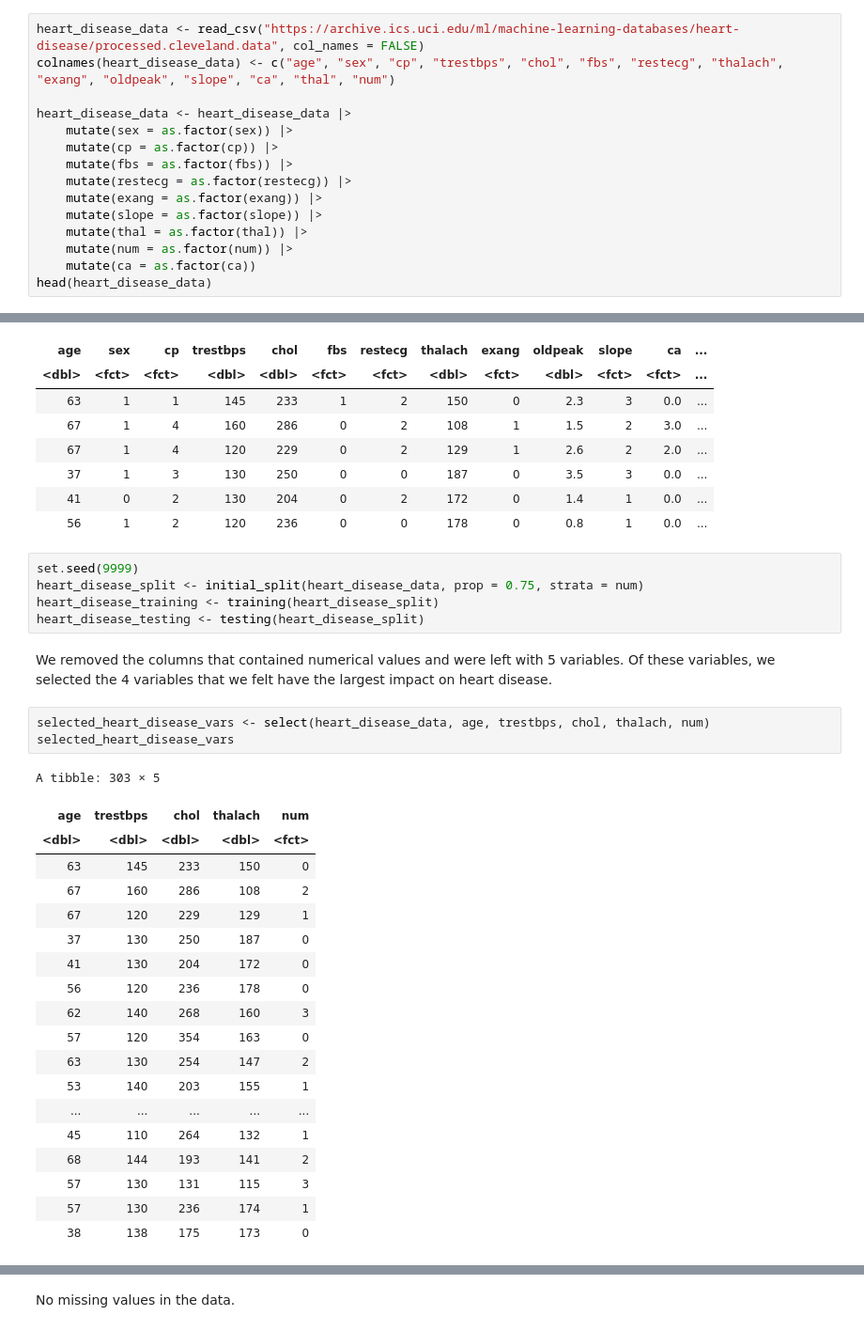
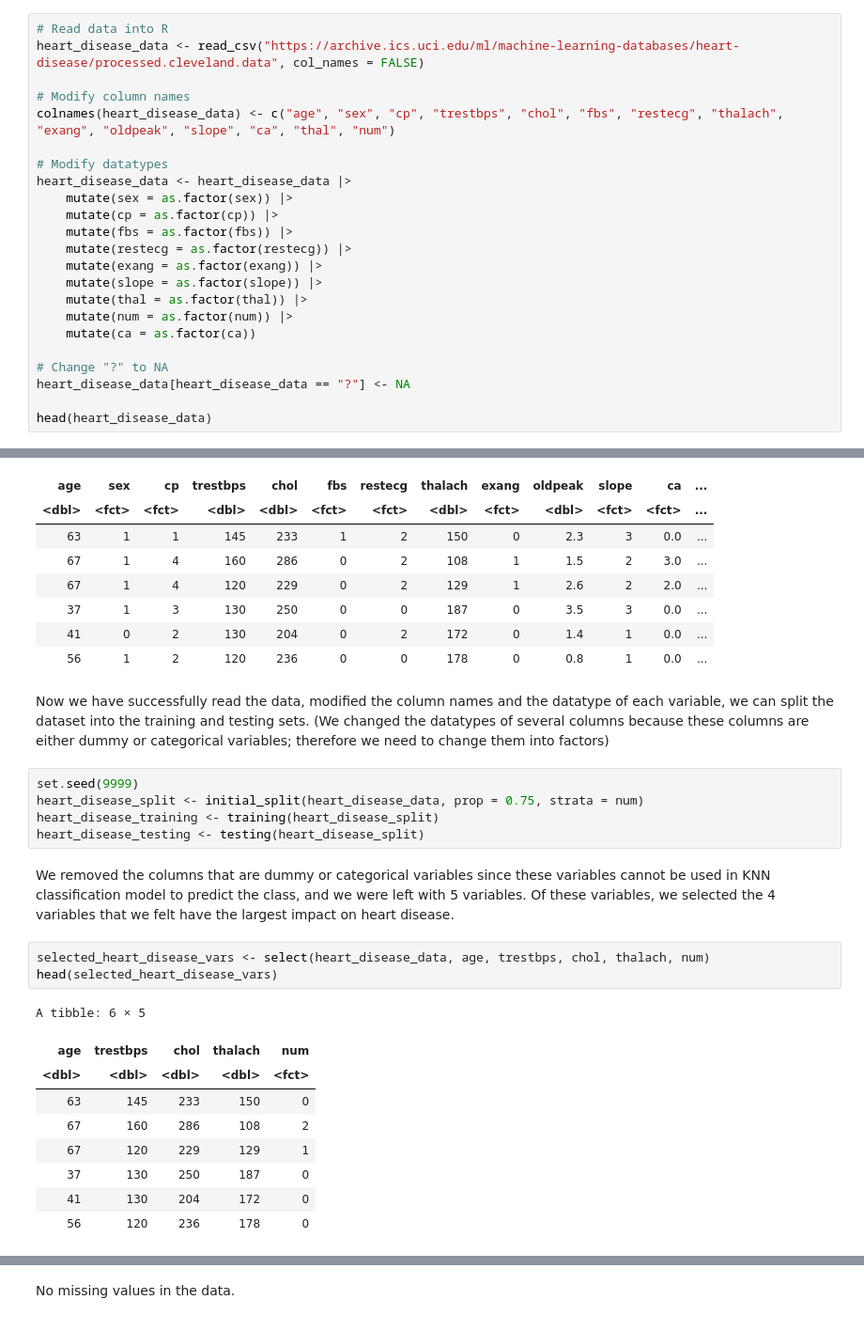
Before and after one commit to Yi-Lin-Wang/Group-32-best-group, a Jupyter notebook: wrangled_data.ipynb, the cells around one changed output, grey strips where cells are left out. Shown: that part at 94% size. Drawn from its saved outputs; the diff is of its cells as text.

```diff
--- a/wrangled_data.ipynb
+++ b/wrangled_data.ipynb
@@ -22,9 +21,13 @@ The following objects are masked from ‘package:base’:
 ✖ recipes::step()   masks stats::step()
 • Dig deeper into tidy modeling with R at https://www.tmwr.org
 # %%
+# Read data into R
 heart_disease_data <- read_csv("https://archive.ics.uci.edu/ml/machine-learning-databases/heart-disease/processed.cleveland.data", col_names = FALSE)
+
+# Modify column names
 colnames(heart_disease_data) <- c("age", "sex", "cp", "trestbps", "chol", "fbs", "restecg", "thalach", "exang", "oldpeak", "slope", "ca", "thal", "num")
 
+# Modify datatypes
 heart_disease_data <- heart_disease_data |>
     mutate(sex = as.factor(sex)) |>
     mutate(cp = as.factor(cp)) |>
@@ -35,6 +38,10 @@ heart_disease_data <- heart_disease_data |>
     mutate(thal = as.factor(thal)) |>
     mutate(num = as.factor(num)) |>
     mutate(ca = as.factor(ca))
+
+# Change "?" to NA
+heart_disease_data[heart_disease_data == "?"] <- NA
+
 head(heart_disease_data)
 # %% [output]
 Rows: 303 Columns: 14
@@ -54,34 +61,26 @@ A tibble: 6 × 14
 | 37 | 1 | 3 | 130 | 250 | 0 | 0 | 187 | 0 | 3.5 | 3 | 0.0 | ... |
 | 41 | 0 | 2 | 130 | 204 | 0 | 2 | 172 | 0 | 1.4 | 1 | 0.0 | ... |
 | 56 | 1 | 2 | 120 | 236 | 0 | 0 | 178 | 0 | 0.8 | 1 | 0.0 | ... |
+# %% [markdown]
+Now we have successfully read the data, modified the column names and the datatype of each variable, we can split the dataset into the training and testing sets. (We changed the datatypes of several columns because these columns are either dummy or categorical variables; therefore we need to change them into factors)
 # %%
 set.seed(9999)
 heart_disease_split <- initial_split(heart_disease_data, prop = 0.75, strata = num)
 heart_disease_training <- training(heart_disease_split)
 heart_disease_testing <- testing(heart_disease_split)
 # %% [markdown]
-We removed the columns that contained numerical values and were left with 5 variables. Of these variables, we selected the 4 variables that we felt have the largest impact on heart disease.
+We removed the columns that are dummy or categorical variables since these variables cannot be used in KNN classification model to predict the class, and we were left with 5 variables. Of these variables, we selected the 4 variables that we felt have the largest impact on heart disease.
 # %%
 selected_heart_disease_vars <- select(heart_disease_data, age, trestbps, chol, thalach, num)
-selected_heart_disease_vars
+head(selected_heart_disease_vars)
 # %% [output]
-A tibble: 303 × 5
+A tibble: 6 × 5
 | age | trestbps | chol | thalach | num |
 | <dbl> | <dbl> | <dbl> | <dbl> | <fct> |
 | 63 | 145 | 233 | 150 | 0 |
 | 67 | 160 | 286 | 108 | 2 |
 | 67 | 120 | 229 | 129 | 1 |
 | 37 | 130 | 250 | 187 | 0 |
 | 41 | 130 | 204 | 172 | 0 |
 | 56 | 120 | 236 | 178 | 0 |
-| 62 | 140 | 268 | 160 | 3 |
-| 57 | 120 | 354 | 163 | 0 |
-| 63 | 130 | 254 | 147 | 2 |
-| 53 | 140 | 203 | 155 | 1 |
-| ... | ... | ... | ... | ... |
-| 45 | 110 | 264 | 132 | 1 |
-| 68 | 144 | 193 | 141 | 2 |
-| 57 | 130 | 131 | 115 | 3 |
-| 57 | 130 | 236 | 174 | 1 |
-| 38 | 138 | 175 | 173 | 0 |
 # %% [markdown]
```
Also changed, not shown: parts of 6 cells of this notebook.
